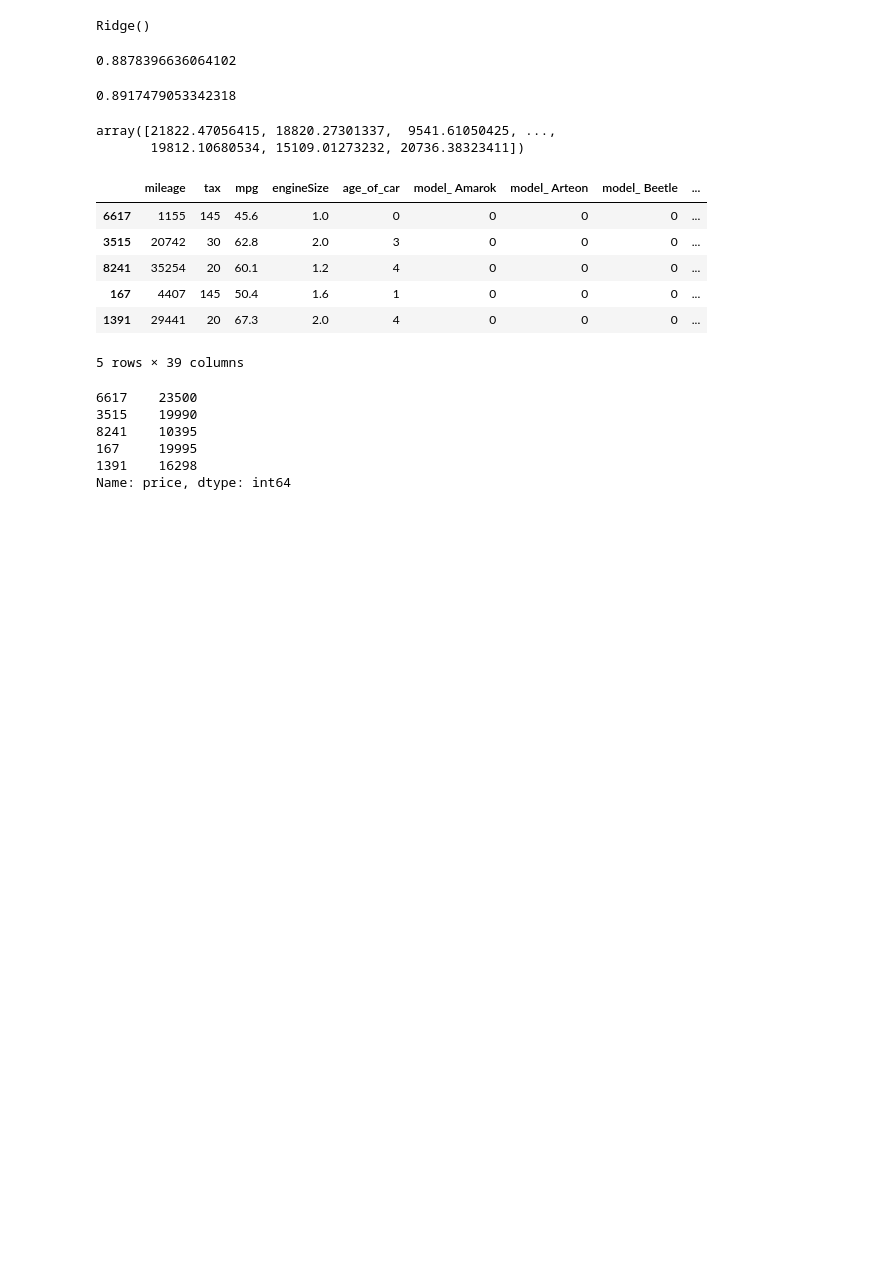
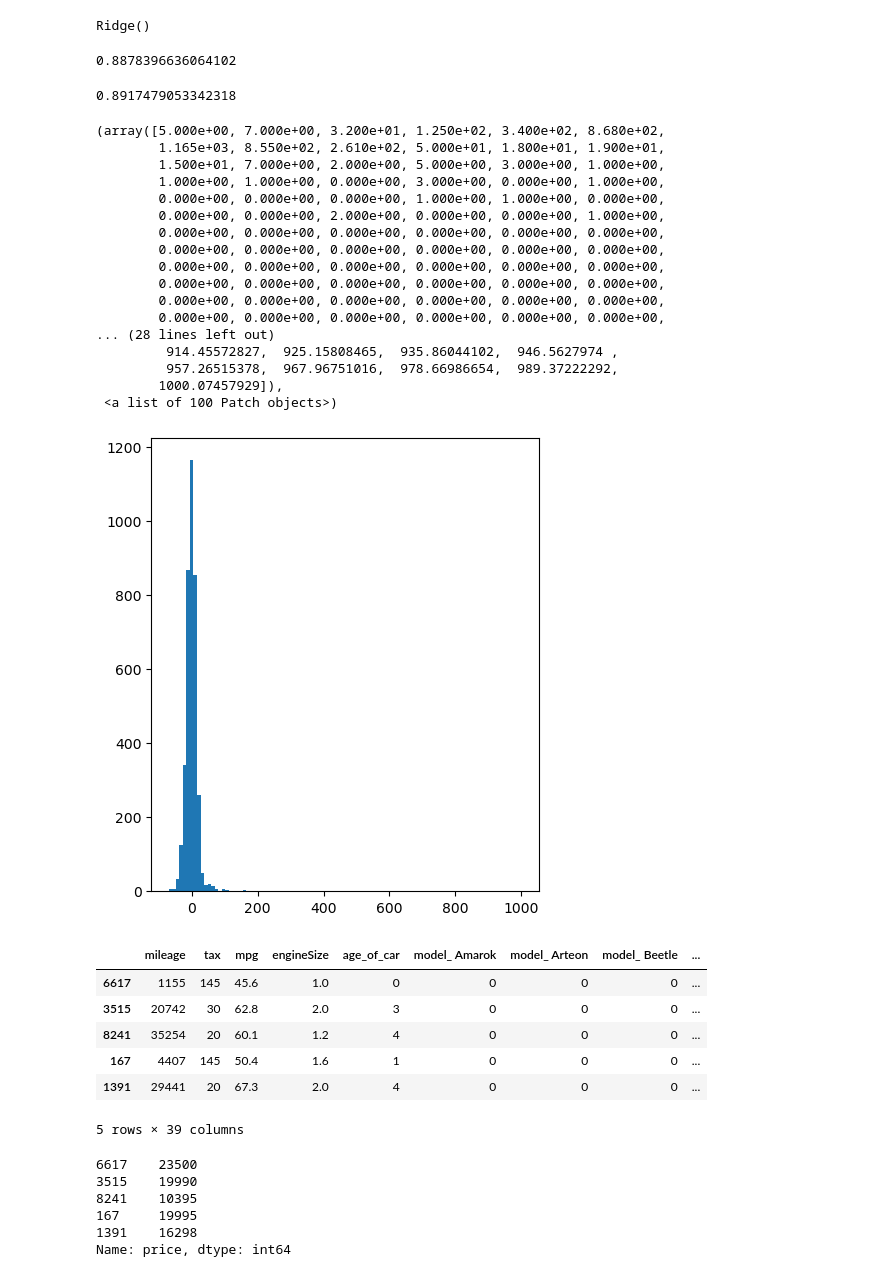
Before and after one commit to Alejandro-Morales/Machine-Learning, a Jupyter notebook: Car_Price_Prediction [Kaggle].ipynb, the cells around one changed output. Drawn from its saved outputs; the diff is of its cells as text; code cells hidden in the pictures; blank space fills up the shorter version.

```diff
--- a/Car_Price_Prediction [Kaggle].ipynb
+++ b/Car_Price_Prediction [Kaggle].ipynb
@@ -153,11 +156,30 @@ model.score(XTrain, yTrain)
 model.score(XTest,yTest)
 # %% [output]
 0.8917479053342318
-# %%
-model.predict(XTest)
-# %% [output]
-array([21822.47056415, 18820.27301337,  9541.61050425, ...,
-       19812.10680534, 15109.01273232, 20736.38323411])
+# %%
+pred_ridge = model.predict(XTest)
+error_ridge = (yTest-pred_ridge)/yTest*100
+plot2 = plt.figure(1,figsize=(5,6), dpi=100)
+plt.hist(error_ridge,100)
+# %% [output]
+(array([5.000e+00, 7.000e+00, 3.200e+01, 1.250e+02, 3.400e+02, 8.680e+02,
+        1.165e+03, 8.550e+02, 2.610e+02, 5.000e+01, 1.800e+01, 1.900e+01,
+        1.500e+01, 7.000e+00, 2.000e+00, 5.000e+00, 3.000e+00, 1.000e+00,
+        1.000e+00, 1.000e+00, 0.000e+00, 3.000e+00, 0.000e+00, 1.000e+00,
+        0.000e+00, 0.000e+00, 0.000e+00, 1.000e+00, 1.000e+00, 0.000e+00,
+        0.000e+00, 0.000e+00, 2.000e+00, 0.000e+00, 0.000e+00, 1.000e+00,
+        0.000e+00, 0.000e+00, 0.000e+00, 0.000e+00, 0.000e+00, 0.000e+00,
+        0.000e+00, 0.000e+00, 0.000e+00, 0.000e+00, 0.000e+00, 0.000e+00,
+        0.000e+00, 0.000e+00, 0.000e+00, 0.000e+00, 0.000e+00, 0.000e+00,
+        0.000e+00, 0.000e+00, 0.000e+00, 0.000e+00, 0.000e+00, 0.000e+00,
+        0.000e+00, 0.000e+00, 0.000e+00, 0.000e+00, 0.000e+00, 0.000e+00,
+        0.000e+00, 0.000e+00, 0.000e+00, 0.000e+00, 0.000e+00, 0.000e+00,
+... (28 lines left out)
+         914.45572827,  925.15808465,  935.86044102,  946.5627974 ,
+         957.26515378,  967.96751016,  978.66986654,  989.37222292,
+        1000.07457929]),
+ <a list of 100 Patch objects>)
+[figure, added]
 # %%
 XTest.head()
 # %% [output]
```
Also changed, not shown: parts of 10 cells of this notebook.
